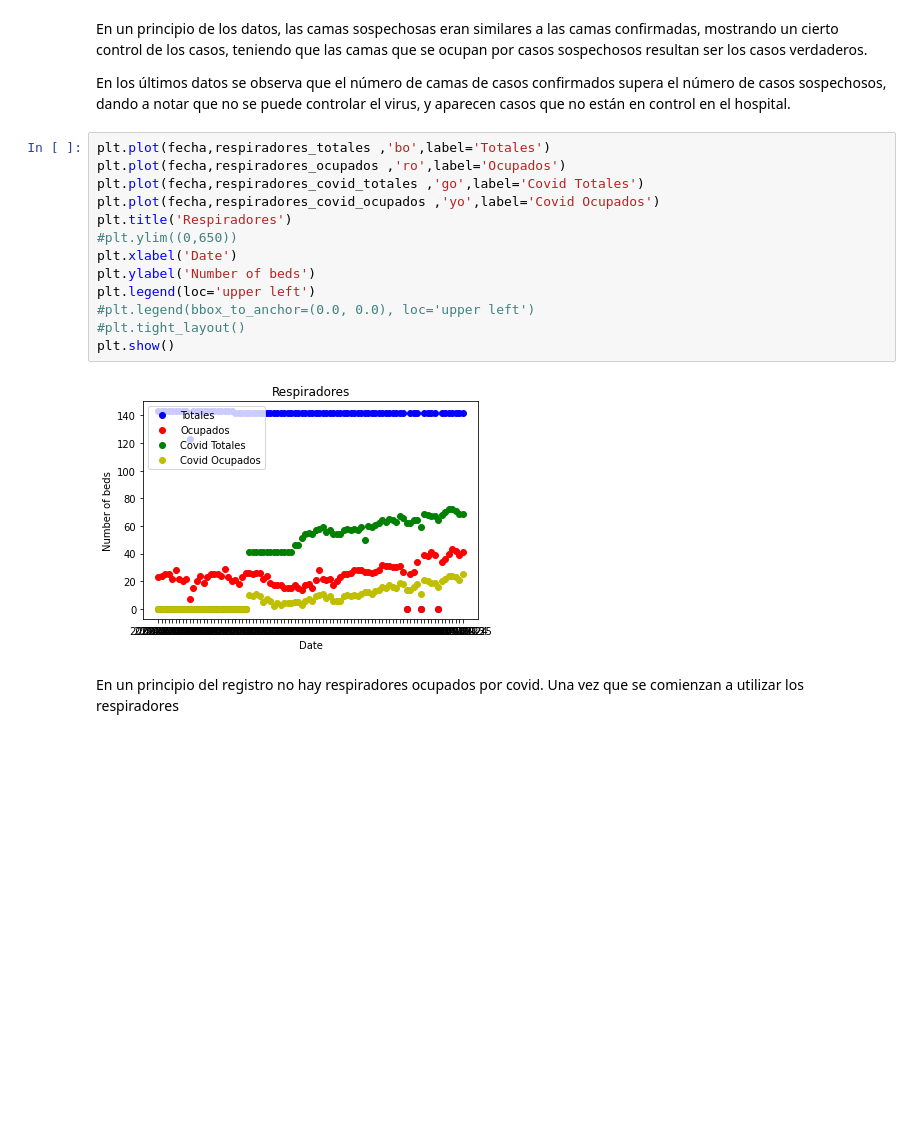
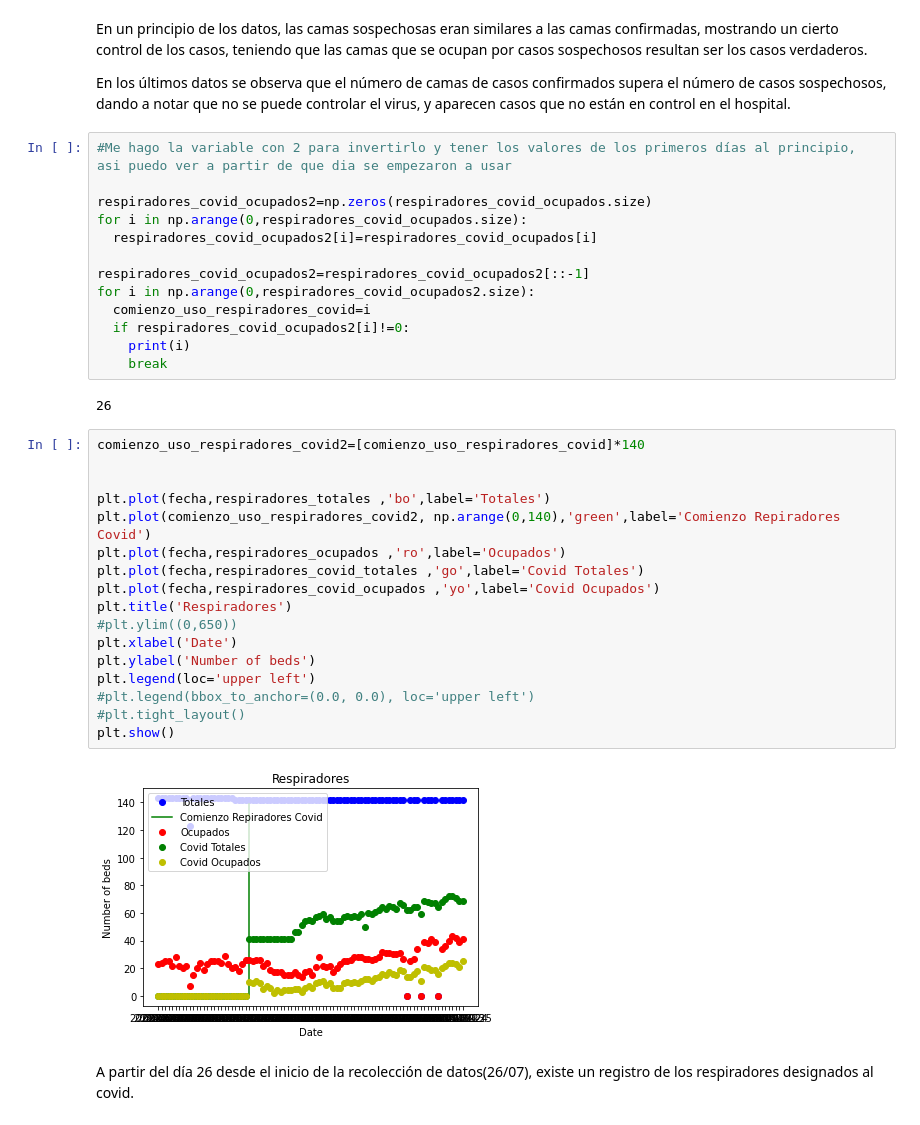
Before and after one commit to plance17/Aprendizaje-de-Maquina, a Jupyter notebook: Teoría_2_Ejercicio_1.ipynb, the cells around one changed output. Cells and saved outputs as stored; diff of their text form; blank space fills up the shorter version.

```diff
--- a/Teoría_2_Ejercicio_1.ipynb
+++ b/Teoría_2_Ejercicio_1.ipynb
@@ -397,20 +397,39 @@ plt.show()
 En un principio de los datos, las camas sospechosas eran similares a las camas confirmadas, mostrando un cierto control de los casos, teniendo que las camas que se ocupan por casos sospechosos resultan ser los casos verdaderos.
 
 En los últimos datos se observa que el número de camas de casos confirmados supera el número de casos sospechosos, dando a notar que no se puede controlar el virus, y aparecen casos que no están en control en el hospital.
+# %%
+#Me hago la variable con 2 para invertirlo y tener los valores de los primeros días al principio, asi puedo ver a partir de que dia se empezaron a usar
+
+respiradores_covid_ocupados2=np.zeros(respiradores_covid_ocupados.size)
+for i in np.arange(0,respiradores_covid_ocupados.size):
+  respiradores_covid_ocupados2[i]=respiradores_covid_ocupados[i]
+
+respiradores_covid_ocupados2=respiradores_covid_ocupados2[::-1]
+for i in np.arange(0,respiradores_covid_ocupados2.size):
+  comienzo_uso_respiradores_covid=i
+  if respiradores_covid_ocupados2[i]!=0:
+    print(i)
+    break
+# %% [output]
+26
 # %%
+comienzo_uso_respiradores_covid2=[comienzo_uso_respiradores_covid]*140
+
+
 plt.plot(fecha,respiradores_totales ,'bo',label='Totales')
+plt.plot(comienzo_uso_respiradores_covid2, np.arange(0,140),'green',label='Comienzo Repiradores Covid')
 plt.plot(fecha,respiradores_ocupados ,'ro',label='Ocupados')
 plt.plot(fecha,respiradores_covid_totales ,'go',label='Covid Totales')
 plt.plot(fecha,respiradores_covid_ocupados ,'yo',label='Covid Ocupados')
 plt.title('Respiradores')
 #plt.ylim((0,650))
 plt.xlabel('Date')
 plt.ylabel('Number of beds')
 plt.legend(loc='upper left')
 #plt.legend(bbox_to_anchor=(0.0, 0.0), loc='upper left')
 #plt.tight_layout()
 plt.show()
 # %% [output]
-[figure, old version]
+[figure, new version]
-# %% [markdown]
-En un principio del registro no hay respiradores ocupados por covid. Una vez que se comienzan a utilizar los respiradores
+# %% [markdown]
+A partir del día 26 desde el inicio de la recolección de datos(26/07), existe un registro de los respiradores designados al covid.
```
Also changed, not shown: parts of 2 cells of this notebook.
